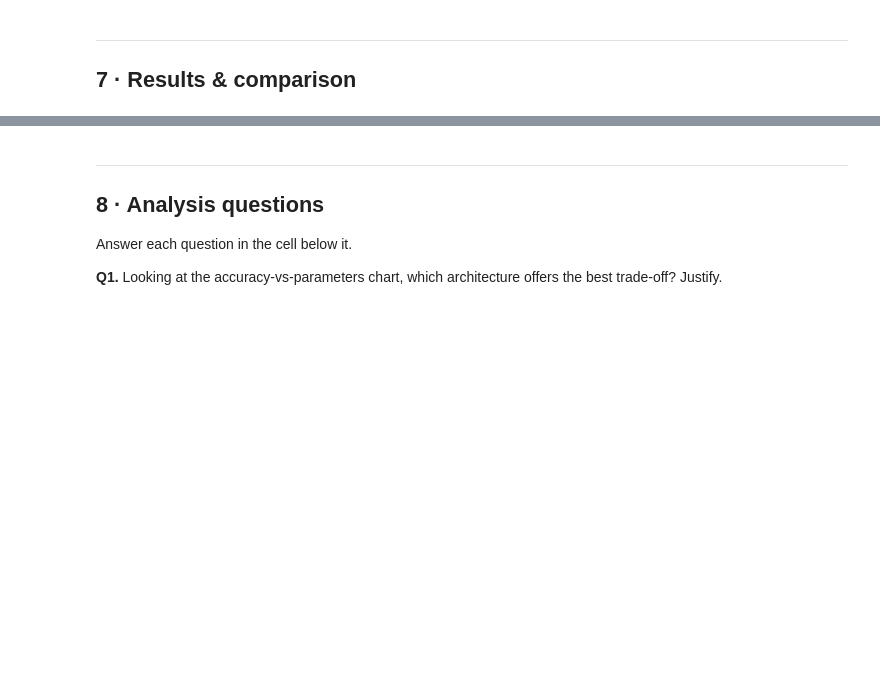
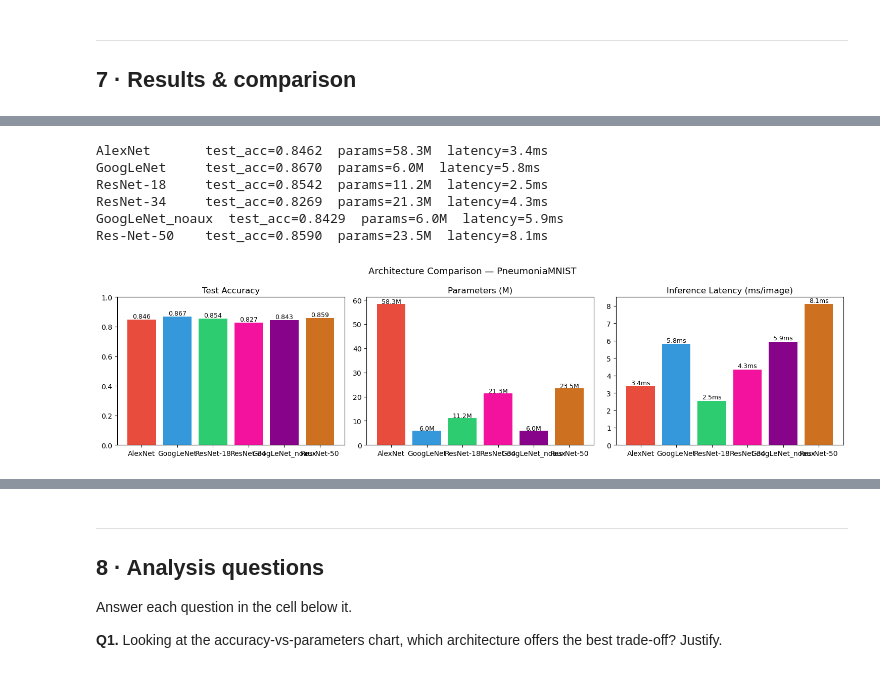
Before and after one commit to operiana/Deep-Learning-for-Image-Analysis_Lab-Sessions, a Jupyter notebook: lab3/Lab3_Architectures.ipynb, the cells around one changed output, grey strips where cells are left out. Cells and saved outputs as stored; diff of their text form; code cells hidden in the pictures; blank space fills up the shorter version.

Commit message:
Completion of the lab session. The models' weights are available in the drive which link appears in the readme.

```diff
--- a/lab3/Lab3_Architectures.ipynb
+++ b/lab3/Lab3_Architectures.ipynb
@@ -82,8 +82,8 @@ val_dataset   = PneumoniaMNIST(split='val',   transform=val_transform,   downloa
 test_dataset  = PneumoniaMNIST(split='test',  transform=val_transform,   download=True)
 
 train_loader = DataLoader(train_dataset, batch_size=BATCH_SIZE, shuffle=True, pin_memory=True) # TODO: Create DataLoader for train_dataset
-val_loader   = DataLoader(val_dataset, batch_size=BATCH_SIZE, shuffle=True, pin_memory=True) # TODO: Create DataLoader for val_dataset
-test_loader  = DataLoader(test_dataset, batch_size=BATCH_SIZE, shuffle=True, pin_memory=True) # TODO: Create DataLoader for test_dataset
+val_loader   = DataLoader(val_dataset, batch_size=BATCH_SIZE, pin_memory=True) # TODO: Create DataLoader for val_dataset
+test_loader  = DataLoader(test_dataset, batch_size=BATCH_SIZE, pin_memory=True) # TODO: Create DataLoader for test_dataset
 
 print(f'Train samples : {len(train_dataset)}')
 print(f'Val   samples : {len(val_dataset)}')
@@ -692,7 +759,7 @@ Train each architecture for **10 epochs**. On CPU this takes ~5 min per model. O
 # %%
 EPOCHS = 10
 
-history_alexnet  = train(AlexNet(NUM_CLASSES),              'AlexNet',   epochs=EPOCHS)
+history_alexnet  = train(AlexNet(3, NUM_CLASSES),              'AlexNet',   epochs=EPOCHS)
 history_googlenet= train(GoogLeNet(NUM_CLASSES),            'GoogLeNet', epochs=EPOCHS)
 history_resnet18 = train(resnet18(NUM_CLASSES),             'ResNet-18', epochs=EPOCHS)
 history_resnet34 = train(resnet34(NUM_CLASSES),             'ResNet-34', epochs=EPOCHS)
@@ -726,16 +816,21 @@ plt.show()
 # --- Final test accuracy & param count ---
 criterion = nn.CrossEntropyLoss()
 
+
 models_eval = {
-    'AlexNet':   AlexNet(NUM_CLASSES),
+    'AlexNet':   AlexNet(3, NUM_CLASSES),
     'GoogLeNet': GoogLeNet(NUM_CLASSES, aux_logits=False),
     'ResNet-18': resnet18(NUM_CLASSES),
     'ResNet-34': resnet34(NUM_CLASSES),
+    'GoogLeNet_noaux': GoogLeNet(NUM_CLASSES, aux_logits=False),
+    'Res-Net-50': resnet50(NUM_CLASSES) if "resnet50" in globals() else None,
 }
 
 results = {}
 for name, m in models_eval.items():
-    m.load_state_dict(torch.load(f'{name}_best.pth', map_location=device))
+    if m == None: continue
+
+    m.load_state_dict(torch.load(f'{name}_best.pth', map_location=device), strict=False) # Add strict=False to avoid loading the weights for the auxiliary classifiers
     m = m.to(device)
     _, test_acc = evaluate(m, test_loader, criterion, device)
 
@@ -751,31 +846,40 @@ for name, m in models_eval.items():
     params_M = sum(p.numel() for p in m.parameters()) / 1e6
     results[name] = {'test_acc': test_acc, 'params_M': params_M, 'latency_ms': lat_ms}
     print(f'{name:12s}  test_acc={test_acc:.4f}  params={params_M:.1f}M  latency={lat_ms:.1f}ms')
+# %% [output]
+AlexNet       test_acc=0.8462  params=58.3M  latency=3.4ms
+GoogLeNet     test_acc=0.8670  params=6.0M  latency=5.8ms
+ResNet-18     test_acc=0.8542  params=11.2M  latency=2.5ms
+ResNet-34     test_acc=0.8269  params=21.3M  latency=4.3ms
+GoogLeNet_noaux  test_acc=0.8429  params=6.0M  latency=5.9ms
+Res-Net-50    test_acc=0.8590  params=23.5M  latency=8.1ms
 # %%
 # --- Comparison bar charts ---
 names     = list(results.keys())
 test_accs = [results[n]['test_acc']   for n in names]
 params    = [results[n]['params_M']   for n in names]
 latencies = [results[n]['latency_ms'] for n in names]
 
 fig, axes = plt.subplots(1, 3, figsize=(15, 4))
-palette = ['#e74c3c', '#3498db', '#2ecc71', '#f39c12']
+palette = ['#e74c3c', '#3498db', '#2ecc71', "#f3129d", "#86038a", "#cd7120"]
 
 axes[0].bar(names, test_accs, color=palette)
 axes[0].set_title('Test Accuracy'); axes[0].set_ylim(0, 1)
 for i, v in enumerate(test_accs): axes[0].text(i, v+0.01, f'{v:.3f}', ha='center', fontsize=9)
 
 axes[1].bar(names, params, color=palette)
 axes[1].set_title('Parameters (M)')
 for i, v in enumerate(params): axes[1].text(i, v+0.2, f'{v:.1f}M', ha='center', fontsize=9)
 
 axes[2].bar(names, latencies, color=palette)
 axes[2].set_title('Inference Latency (ms/image)')
 for i, v in enumerate(latencies): axes[2].text(i, v+0.1, f'{v:.1f}ms', ha='center', fontsize=9)
 
 plt.suptitle('Architecture Comparison — PneumoniaMNIST', fontsize=13)
 plt.tight_layout()
 plt.show()
+# %% [output]
+[figure, added]
 # %%
 # --- Accuracy vs Parameters bubble chart ---
 fig, ax = plt.subplots(figsize=(7, 5))
```
Also changed, not shown: parts of 18 cells of this notebook, 1 other file.
